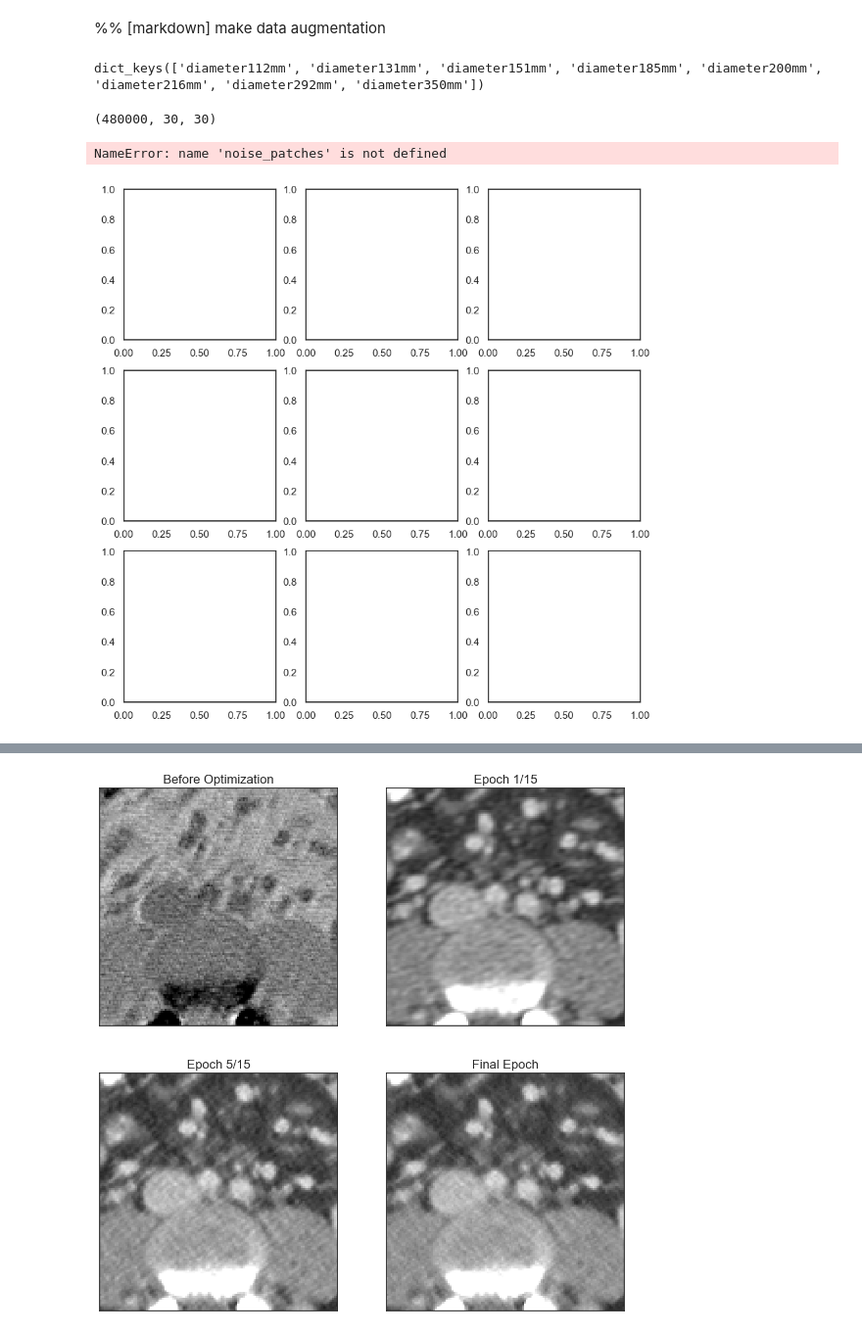
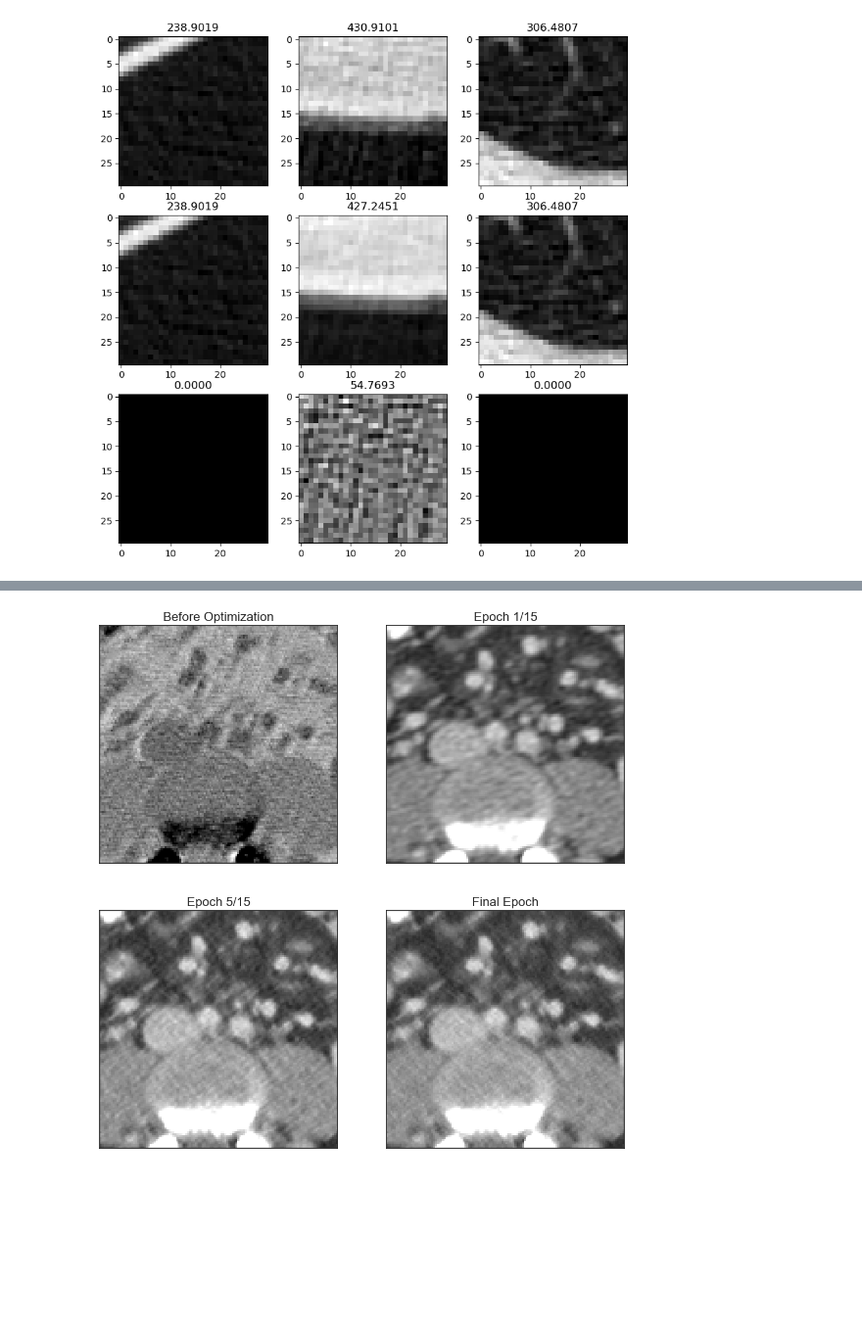
Before and after one commit to brandonjnelsonFDA/pediatric-CT-noise-texture-augmentation, a Jupyter notebook: notebooks/train_denoiser_with_augmentation.ipynb, the cells around one changed output, grey strips where cells are left out. Shown at 98% size. Cells and saved outputs as stored; diff of their text form; code cells hidden in the pictures; blank space fills up the shorter version.

Commit message:
updated notebook and 151 add to labels

```diff
--- a/notebooks/train_denoiser_with_augmentation.ipynb
+++ b/notebooks/train_denoiser_with_augmentation.ipynb
@@ -54,24 +12,29 @@ if not os.path.exists('data/Denoising_Data'):
+# %%
+os.environ['TF_CPP_MIN_LOG_LEVEL'] = '2'
+data_dir = Path('../data/')
+data_dir.mkdir(exist_ok=True, parents=True)
+if not data_dir.exists():
+  urllib.request.urlretrieve('https://docs.google.com/uc?export=download&id=1-ZqL_1cqWeG6LsRAB0TwiddW8TgQ-q70', data_dir/'Denoising_Data.zip')
+  with zipfile.ZipFile(data_dir / 'Denoising_Data.zip', 'r') as zip_ref:
+     zip_ref.extractall(data_dir)
 # %%
-#Cell 3
 # load training data, used to update CNN weights
 # 2000 30x30 image patches from 8 patients
-train_input = np.load('data/Denoising_Data/train_input.npy')
-train_target = np.load('data/Denoising_Data/train_target.npy')
+train_input = np.load(data_dir/'Denoising_Data/train_input.npy')
+train_target = np.load(data_dir/'Denoising_Data/train_target.npy')
 # load validation data, used to monitor for overfitting
 # 1000 30x30 image patches from 1 patient
-val_input = np.load('data/Denoising_Data/val_input.npy')
-val_target = np.load('data/Denoising_Data/val_target.npy')
+val_input = np.load(data_dir/'Denoising_Data/val_input.npy')
+val_target = np.load(data_dir/'Denoising_Data/val_target.npy')
 
 # load testing data, used for evaluating performance
 # 5 512x512 images from 1 patient
-test_input = np.load('data/Denoising_Data/test_input.npy')
-test_target = np.load('data/Denoising_Data/test_target.npy')
+test_input = np.load(data_dir/'Denoising_Data/test_input.npy')
+test_target = np.load(data_dir/'Denoising_Data/test_target.npy')
 
 # Load examples images from state-of-the-art CNN denoising for CT images
-test_example = np.load('data/Denoising_Data/test_input_denoised.npy')
+test_example = np.load(data_dir/'Denoising_Data/test_input_denoised.npy')
 
 print('Data loading completed.')
-
-train_input.shape, train_target.shape
 # %% [output]
 Data loading completed.
@@ -226,15 +132,11 @@ We can train the model provided the datasets we previously loaded. When running
-# %% [markdown]
- %% [markdown] make data augmentation
 # %%
-from pathlib import Path
-noise_patch_dir = Path('noise_patches')
-noise_patch_dict = {f.stem: np.load(f) for f in noise_patch_dir.glob('*.npy')}
-print(noise_patch_dict.keys())
+noise_patch_dir = Path('../noise_patches')
+# diameters = [112, 131, 151, 185, 200, 216, 292, 350]
+diameters = [151]
+noise_files = [noise_patch_dir / f'diameter{d}mm.npy' for d in diameters]
+noise_patch_dict = {f.stem: np.load(f) for f in noise_files}
 noise_patches = np.concatenate(list(noise_patch_dict.values()))
-noise_patches.shape
+# noise_patches = np.zeros_like(noise_patches)
-# %% [output]
-dict_keys(['diameter112mm', 'diameter131mm', 'diameter151mm', 'diameter185mm', 'diameter200mm', 'diameter216mm', 'diameter292mm', 'diameter350mm'])
-(480000, 30, 30)
 # %%
 def augment(image_label, seed, max_noise=1):
   image, label = image_label
@@ -244,39 +146,37 @@ def augment(image_label, seed, max_noise=1):
 
   add_noise = tf.random.uniform([1], minval=0, maxval=1) > 0.5
   if add_noise:
-    image = image + noise_lambda[0]*noise_patch
-    # image = label + noise_lambda[0]*noise_patch
+    image = label + noise_lambda[0]*noise_patch
+    # image = image + noise_lambda[0]*noise_patch
   return image, label
 # %%
 batch_size = 32
 SHUFFLE_BUFFER_SIZE = 100
 train_dataset = tf.data.Dataset.from_tensor_slices((train_input, train_target))
 val_dataset = tf.data.Dataset.from_tensor_slices((val_input, val_target))
 test_dataset = tf.data.Dataset.from_tensor_slices((test_input, test_target))
 train_dataset = train_dataset.shuffle(SHUFFLE_BUFFER_SIZE).batch(batch_size)
 test_dataset = test_dataset.batch(batch_size)
 
 rng = tf.random.Generator.from_seed(123, alg='philox')
 def f(x, y):
   seed = rng.make_seeds(2)[0]
   image, label = augment((x, y), seed)
   return image, label
 
 fig, axs = plt.subplots(3, 3, figsize=(10, 10))
 for images, labels in train_dataset.take(1):
   for i in range(3):
     img = np.array(images[i])
-    # aug_image = augment((img, labels[i]), [0, 0])[0]
-    aug_image = f((img, labels[i]), [0, 0])[0]
+    aug_image = f(img, labels[i])[0]
 
     axs[0, i].imshow(img[:,:,0], cmap='gray')
     axs[0, i].set_title(f'{img.std():0.4f}')
     axs[1, i].imshow(aug_image[:,:,0], cmap='gray')
     axs[1, i].set_title(f'{np.array(aug_image).std():0.4f}')
     diff = aug_image - img
     axs[2, i].imshow(diff[:,:,0], cmap='gray')
     axs[2, i].set_title(f'{np.array(diff).std():0.4f}')
 # %% [output]
-NameError: name 'noise_patches' is not defined
-[figure, old version]
+[figure, new version]
 # %%
```
Also changed, not shown: parts of 17 cells of this notebook, 2 other files.
